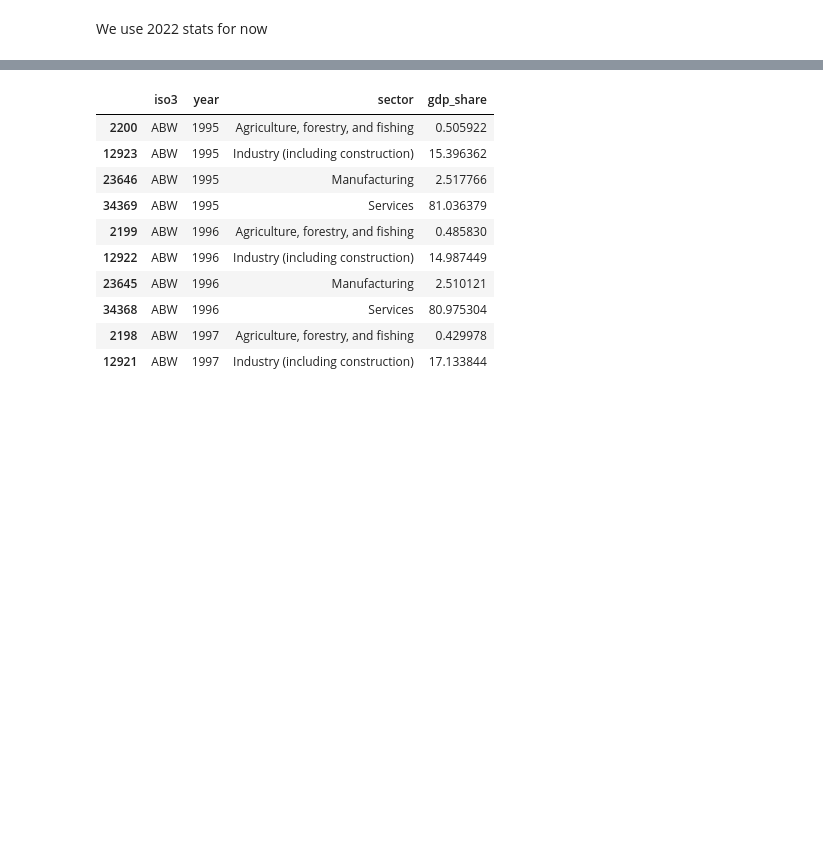
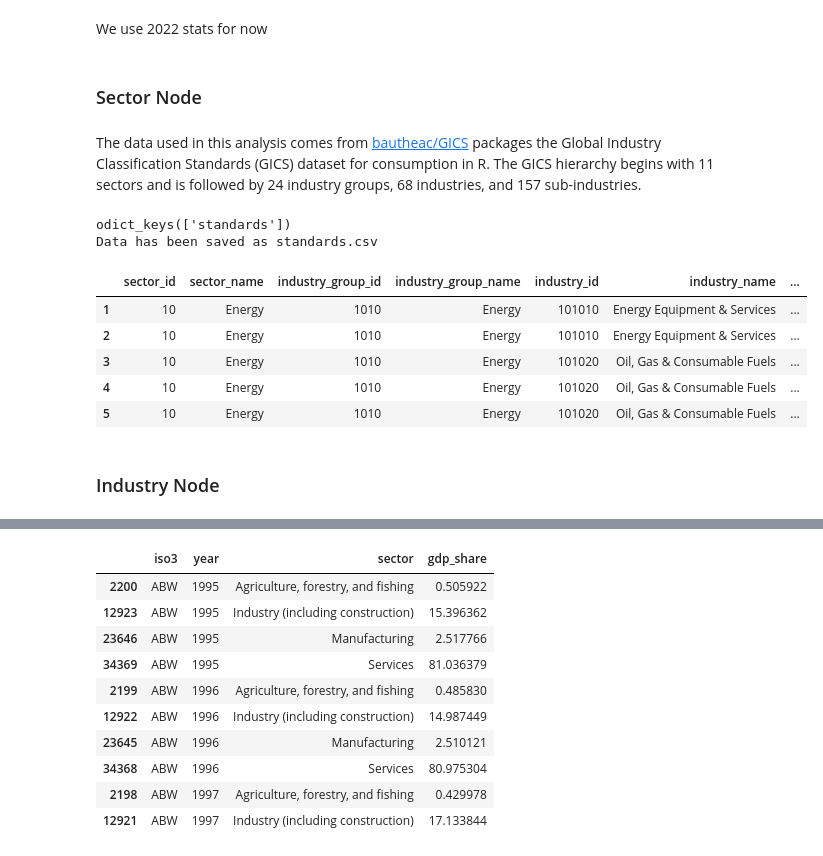
Before and after one commit to AY2425S1-DSA3101-Weeping-Wranglers/WW-AI-GK, a Jupyter notebook: graph_construction.ipynb, the cells around one changed output, grey strips where cells are left out. Saved outputs shown, nothing was run; the diff lists cells and outputs as text; code cells hidden in the pictures; blank space fills up the shorter version.

Commit message:
Setup and initial nodes

```diff
--- a/country_node.ipynb
+++ b/graph_construction.ipynb
@@ -296,0 +296,72 @@ with GraphDatabase.driver(URI, auth=AUTH) as driver:
+# %% [markdown]
+### Sector Node
+# %% [markdown]
+
+The data used in this analysis comes from [bautheac/GICS](https://github.com/bautheac/GICS) packages the Global Industry Classification Standards (GICS) dataset for consumption in R.  The GICS hierarchy begins with 11 sectors and is followed by 24 industry groups, 68 industries, and 157 sub-industries.
+# %%
+url = 'https://github.com/bautheac/GICS/raw/0c2b0e4c0ca56a0e520301fd978fc095ed4fc328/data/standards.rda'
+response = requests.get(url)
+
+rda_file_path = './data/standards.rda'
+with open(rda_file_path, 'wb') as file:
+    file.write(response.content)
+
+# Load the .rda file using pyreadr
+result = pyreadr.read_r(rda_file_path)
+
+print(result.keys())
+
+df = result[list(result.keys())[0]]
+
+# Save the DataFrame as a CSV file and remove the rda file
+df.to_csv('./data/standards.csv', index=False)
+
+os.remove(rda_file_path)
+
+print("Data has been saved as standards.csv")
+# %% [output]
+odict_keys(['standards'])
+Data has been saved as standards.csv
+# %%
+# data wrangling for industry/sector
+
+def wrangling(csv_path):
+    df = pd.read_csv(csv_path)
+
+    df = df.dropna()
+
+    df = df.drop_duplicates()
+
+    df = df.rename(columns={
+        'sector id': 'sector_id',
+        'sector name': 'sector_name',
+        'industry group id': 'industry_group_id',
+        'industry group name': 'industry_group_name',
+        'industry id': 'industry_id',
+        'industry name': 'industry_name',
+        'subindustry id': 'subindustry_id',
+        'subindustry name': 'subindustry_name',
+        'description': 'primary_activity'
+    })
+
+
+    df['sector_id'] = df['sector_id'].astype('Int64')
+    df['industry_group_id'] = df['industry_group_id'].astype('Int64')
+    df['industry_id'] = df['industry_id'].astype('Int64')
+    df['subindustry_id'] = df['subindustry_id'].astype('Int64')
+
+    df.reset_index(drop=True, inplace=True)
+    df.index += 1
+
+    return df
+
+df_standards = wrangling("./data/standards.csv")
+# %%
+df_standards.head()
+# %% [output]
+|  | sector_id | sector_name | industry_group_id | industry_group_name | industry_id | industry_name | ... |
+| 1 | 10 | Energy | 1010 | Energy | 101010 | Energy Equipment & Services | ... |
+| 2 | 10 | Energy | 1010 | Energy | 101010 | Energy Equipment & Services | ... |
+| 3 | 10 | Energy | 1010 | Energy | 101020 | Oil, Gas & Consumable Fuels | ... |
+| 4 | 10 | Energy | 1010 | Energy | 101020 | Oil, Gas & Consumable Fuels | ... |
+| 5 | 10 | Energy | 1010 | Energy | 101020 | Oil, Gas & Consumable Fuels | ... |
@@ -296,0 +380,2 @@ with GraphDatabase.driver(URI, auth=AUTH) as driver:
+# %% [markdown]
+### Industry Node
```
Also changed, not shown: parts of 39 cells of this notebook, 33 other files.
